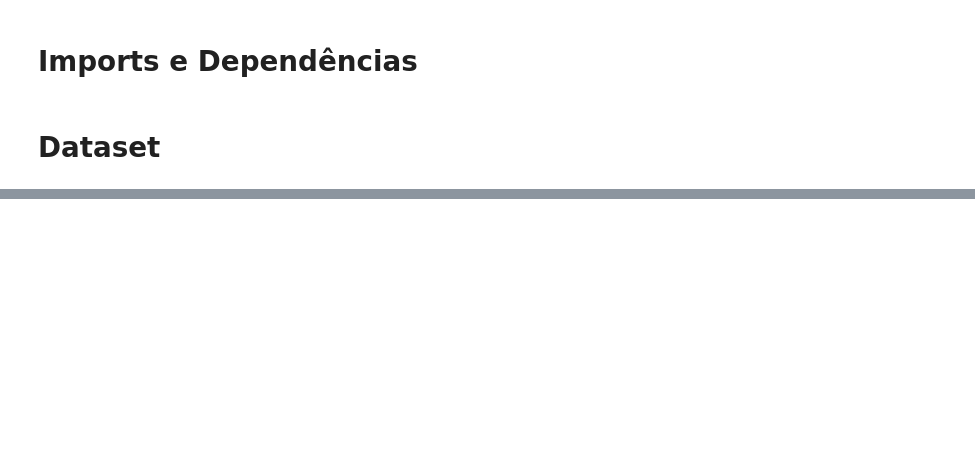
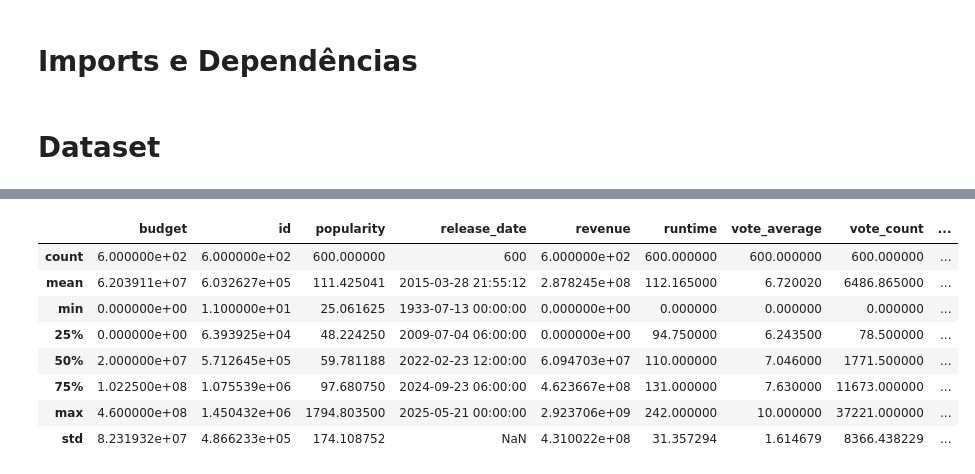
Before and after one commit to LuizGPassos/ted-7-projeto-final, a Jupyter notebook: analysis/exploratory_analysis.ipynb, the cells around one changed output, grey strips where cells are left out. Saved outputs shown, nothing was run; the diff lists cells and outputs as text; code cells hidden in the pictures; blank space fills up the shorter version.

```diff
--- a/analysis/exploratory_analysis.ipynb
+++ b/analysis/exploratory_analysis.ipynb
@@ -17,0 +70,12 @@ df.head()
+# %%
+df.describe()
+# %% [output]
+|  | budget | id | popularity | release_date | revenue | runtime | vote_average | vote_count | ... |
+| count | 6.000000e+02 | 6.000000e+02 | 600.000000 | 600 | 6.000000e+02 | 600.000000 | 600.000000 | 600.000000 | ... |
+| mean | 6.203911e+07 | 6.032627e+05 | 111.425041 | 2015-03-28 21:55:12 | 2.878245e+08 | 112.165000 | 6.720020 | 6486.865000 | ... |
+| min | 0.000000e+00 | 1.100000e+01 | 25.061625 | 1933-07-13 00:00:00 | 0.000000e+00 | 0.000000 | 0.000000 | 0.000000 | ... |
+| 25% | 0.000000e+00 | 6.393925e+04 | 48.224250 | 2009-07-04 06:00:00 | 0.000000e+00 | 94.750000 | 6.243500 | 78.500000 | ... |
+| 50% | 2.000000e+07 | 5.712645e+05 | 59.781188 | 2022-02-23 12:00:00 | 6.094703e+07 | 110.000000 | 7.046000 | 1771.500000 | ... |
+| 75% | 1.022500e+08 | 1.075539e+06 | 97.680750 | 2024-09-23 06:00:00 | 4.623667e+08 | 131.000000 | 7.630000 | 11673.000000 | ... |
+| max | 4.600000e+08 | 1.450432e+06 | 1794.803500 | 2025-05-21 00:00:00 | 2.923706e+09 | 242.000000 | 10.000000 | 37221.000000 | ... |
+| std | 8.231932e+07 | 4.866233e+05 | 174.108752 | NaN | 4.310022e+08 | 31.357294 | 1.614679 | 8366.438229 | ... |
```
Also changed, not shown: parts of 14 cells of this notebook, 1 other file.
